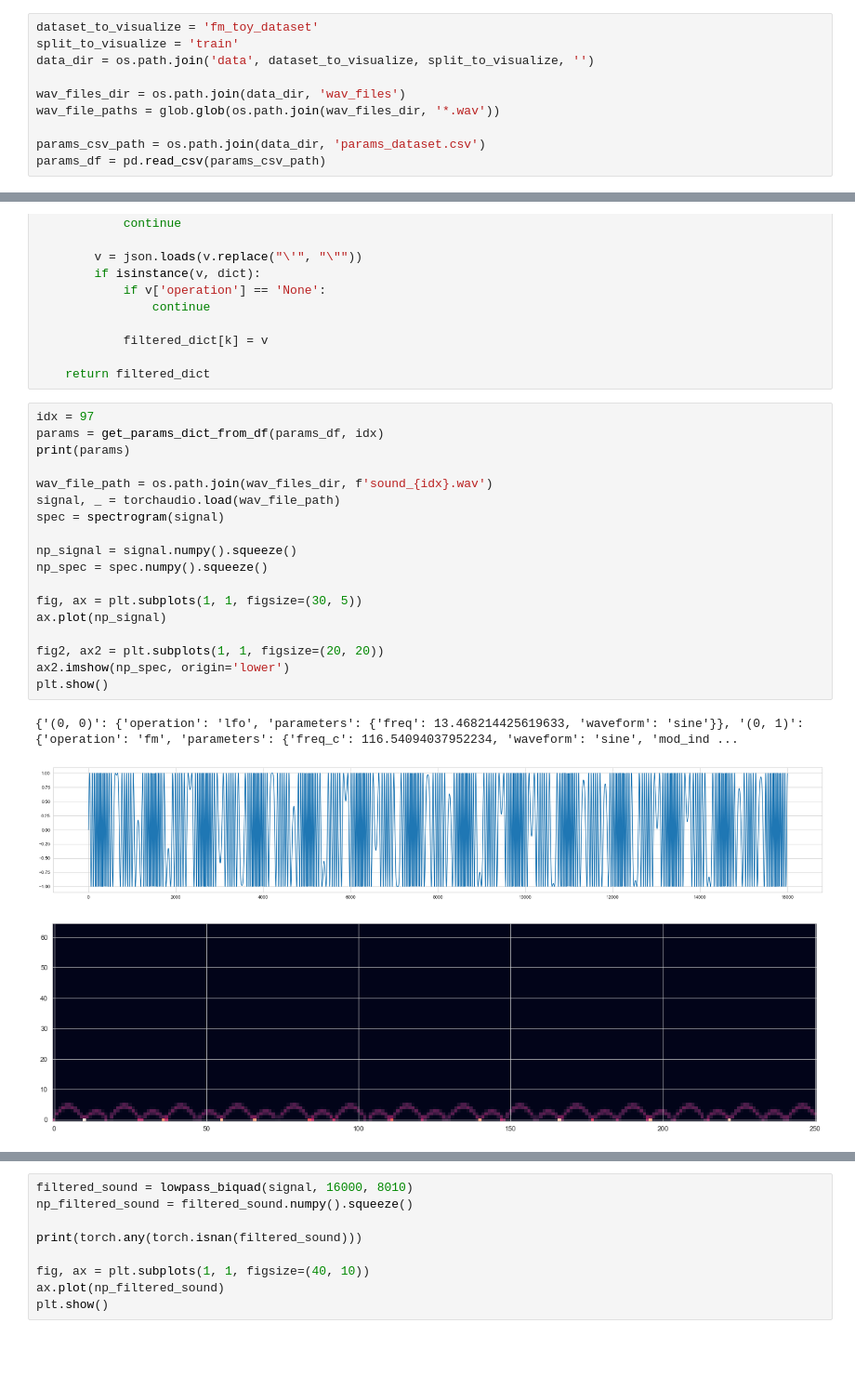
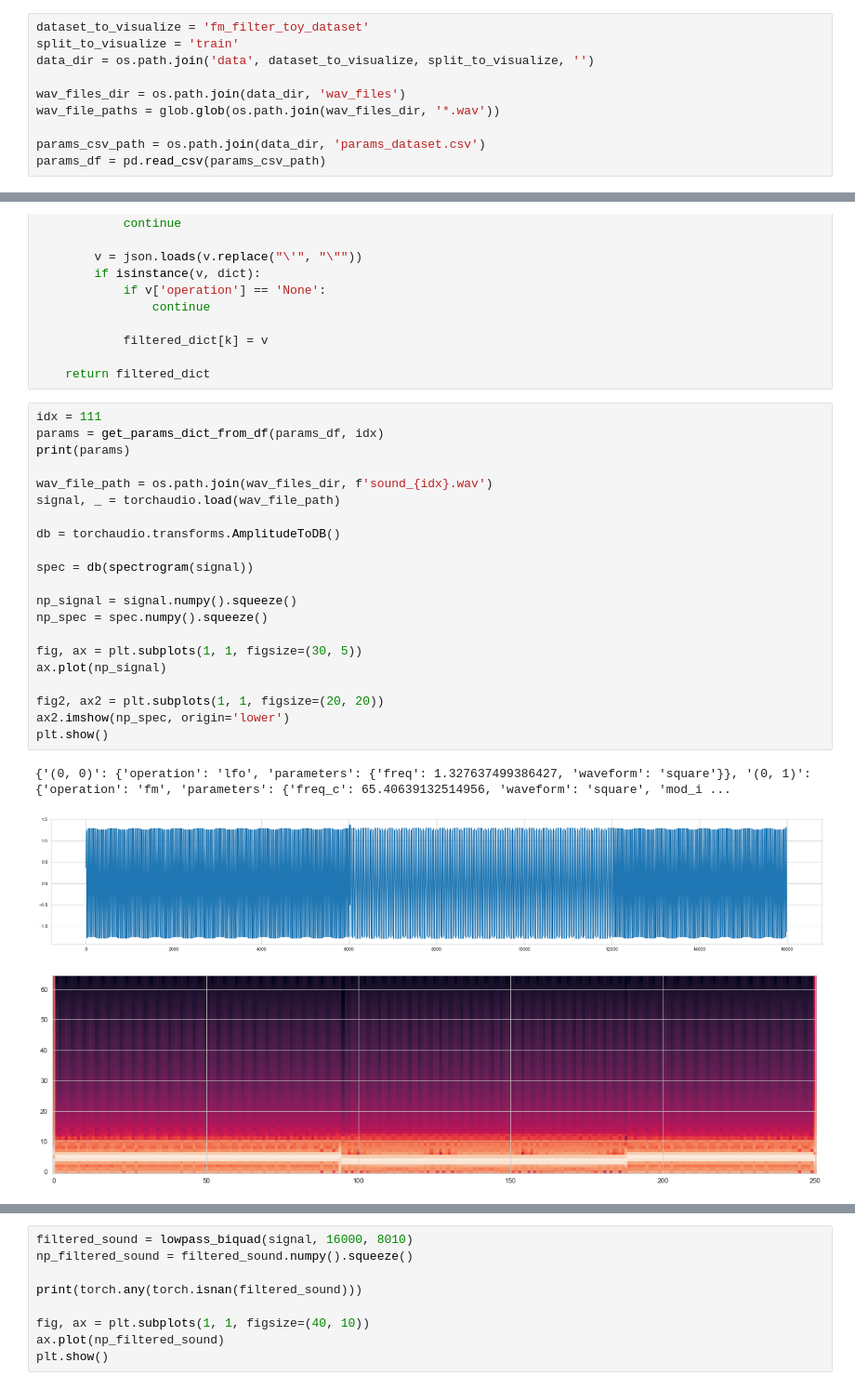
Before and after one commit to aisynth/diffmoog, a Jupyter notebook: visualize_data.ipynb, the cells around one changed output, grey strips where cells are left out. Shown at 93% size. Cells and saved outputs as stored; diff of their text form; blank space fills up the shorter version.

Commit message:
added visualizations + filter training

```diff
--- a/visualize_data.ipynb
+++ b/visualize_data.ipynb
@@ -26,7 +27,7 @@ sns.set_style('whitegrid')
 
 spectrogram = Spectrogram(n_fft=128)
 # %%
-dataset_to_visualize = 'fm_toy_dataset'
+dataset_to_visualize = 'fm_filter_toy_dataset'
 split_to_visualize = 'train'
 data_dir = os.path.join('data', dataset_to_visualize, split_to_visualize, '')
 
@@ -56,24 +57,27 @@ def get_params_dict_from_df(df: pd.DataFrame, idx: int):
 
     return filtered_dict
 # %%
-idx = 97
+idx = 111
 params = get_params_dict_from_df(params_df, idx)
 print(params)
 
 wav_file_path = os.path.join(wav_files_dir, f'sound_{idx}.wav')
 signal, _ = torchaudio.load(wav_file_path)
-spec = spectrogram(signal)
+
+db = torchaudio.transforms.AmplitudeToDB()
+
+spec = db(spectrogram(signal))
 
 np_signal = signal.numpy().squeeze()
 np_spec = spec.numpy().squeeze()
 
 fig, ax = plt.subplots(1, 1, figsize=(30, 5))
 ax.plot(np_signal)
 
 fig2, ax2 = plt.subplots(1, 1, figsize=(20, 20))
 ax2.imshow(np_spec, origin='lower')
 plt.show()
 # %% [output]
-{'(0, 0)': {'operation': 'lfo', 'parameters': {'freq': 13.468214425619633, 'waveform': 'sine'}}, '(0, 1)': {'operation': 'fm', 'parameters': {'freq_c': 116.54094037952234, 'waveform': 'sine', 'mod_ind ...
+{'(0, 0)': {'operation': 'lfo', 'parameters': {'freq': 1.327637499386427, 'waveform': 'square'}}, '(0, 1)': {'operation': 'fm', 'parameters': {'freq_c': 65.40639132514956, 'waveform': 'square', 'mod_i ...
-[figure, old version]
+[figure, new version]
-[figure, old version]
+[figure, new version]
```
Also changed, not shown: parts of 3 cells of this notebook, 4 other files.
